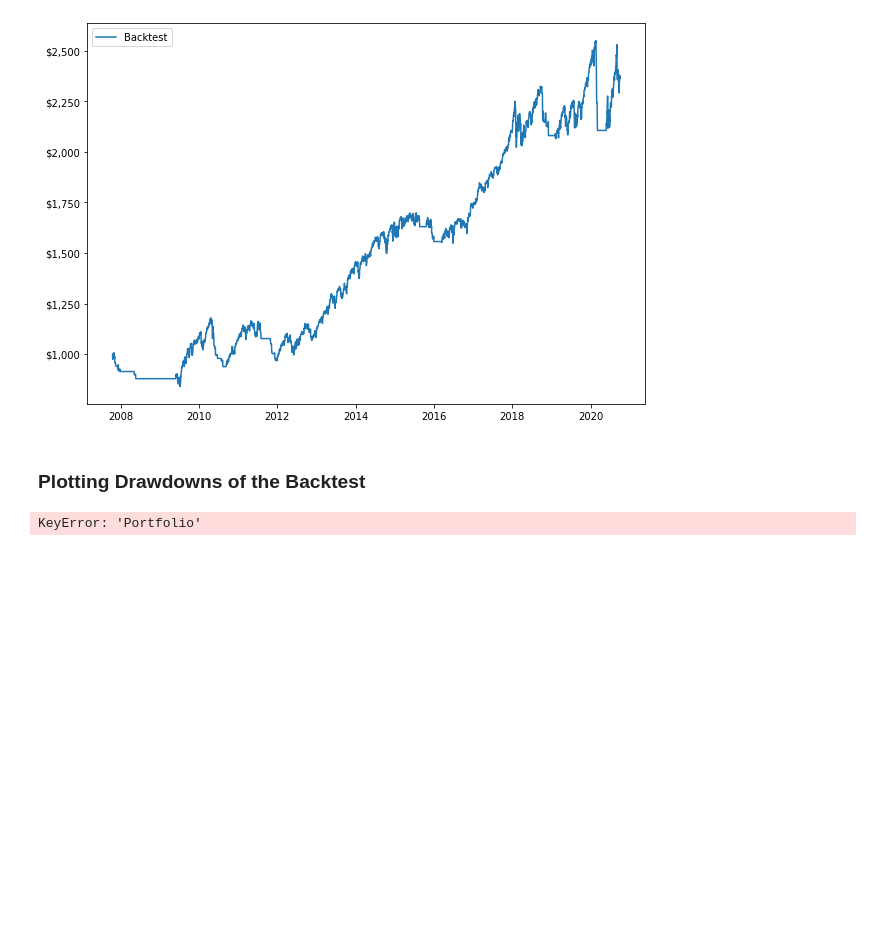
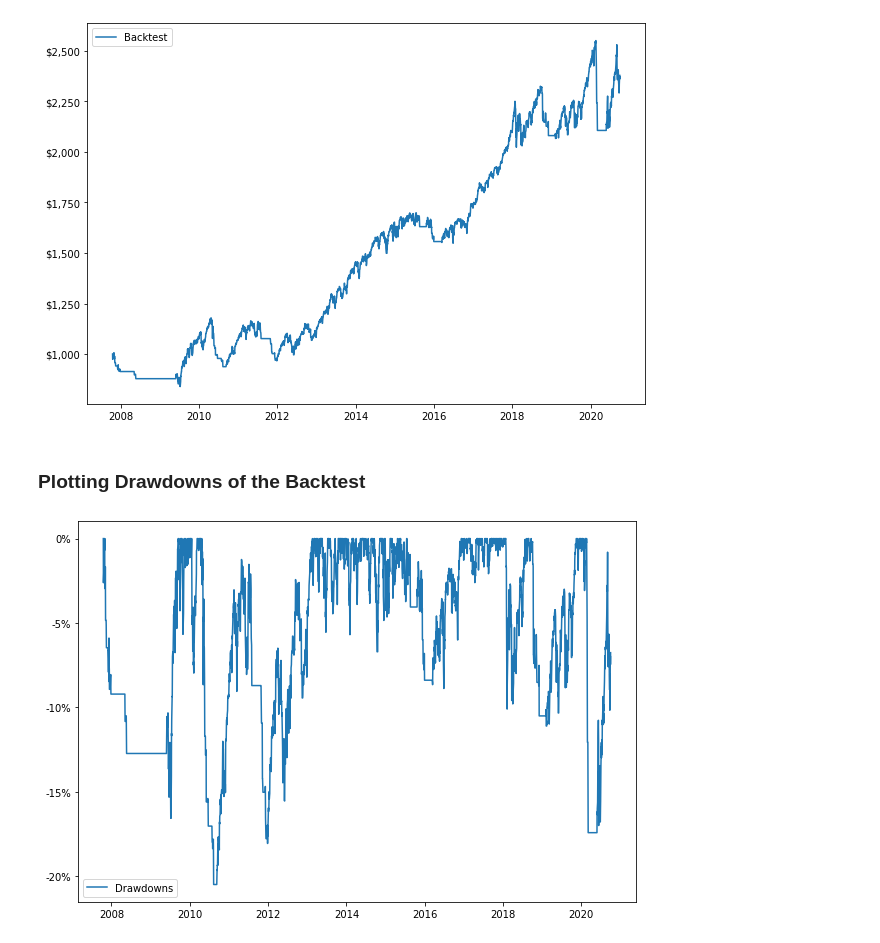
Before and after one commit to Calvin9165/sma_single_asset_backtest, a Jupyter notebook: single_asset_sma_full_backtest.ipynb, the cells around one changed output. Saved outputs shown, nothing was run; the diff lists cells and outputs as text; code cells hidden in the pictures; blank space fills up the shorter version.

```diff
--- a/single_asset_sma_full_backtest.ipynb
+++ b/single_asset_sma_full_backtest.ipynb
@@ -79,17 +79,17 @@ plt.show()
 # %% [markdown]
 ### Plotting Drawdowns of the Backtest
 # %%
-drawdowns = (portfolio_value['Portfolio'] / portfolio_value['Portfolio'].cummax()) - 1
+drawdowns = (portfolio_value / portfolio_value.cummax()) - 1
 
 fig = plt.figure(figsize=(10, 7))
 
 ax1 = fig.add_subplot(1, 1, 1)
 ax1.plot(drawdowns, label='Drawdowns')
 
 pct_formatter = ticker.PercentFormatter(1, decimals=0)
 ax1.yaxis.set_major_formatter(pct_formatter)
 
 plt.legend()
 plt.show()
 # %% [output]
-KeyError: 'Portfolio'
+[figure, added]
```
